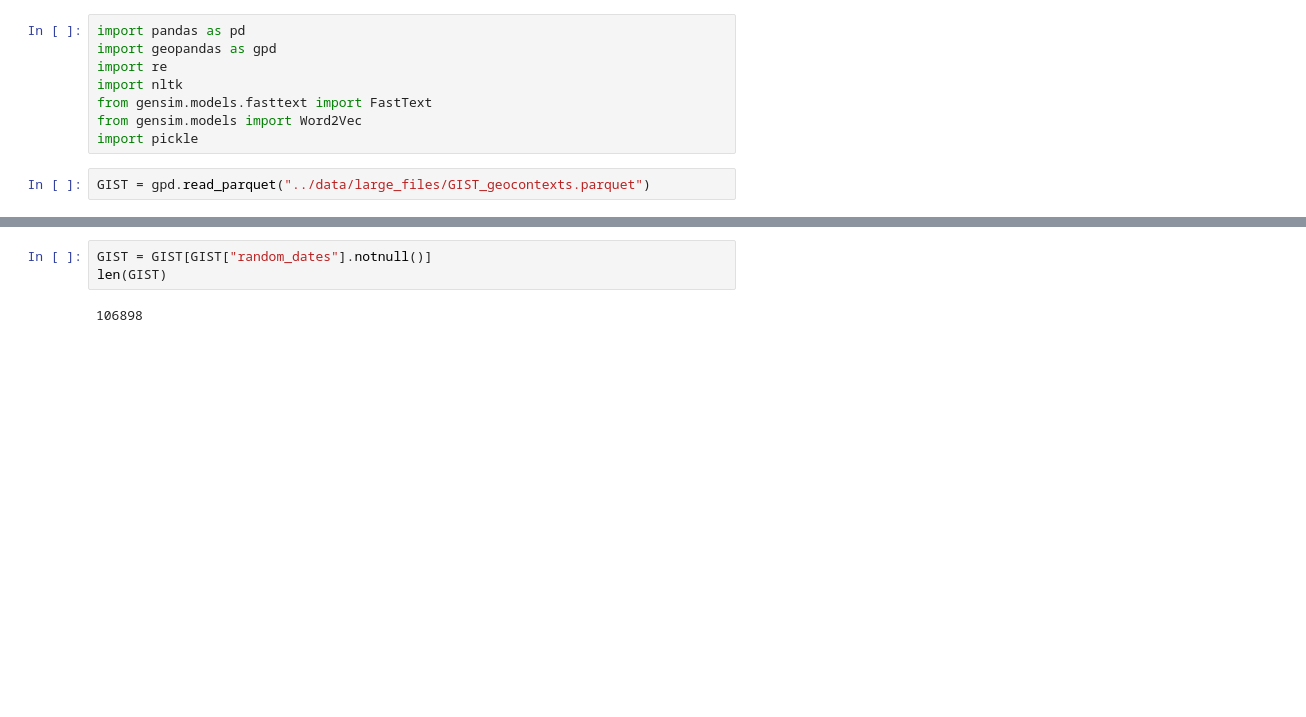
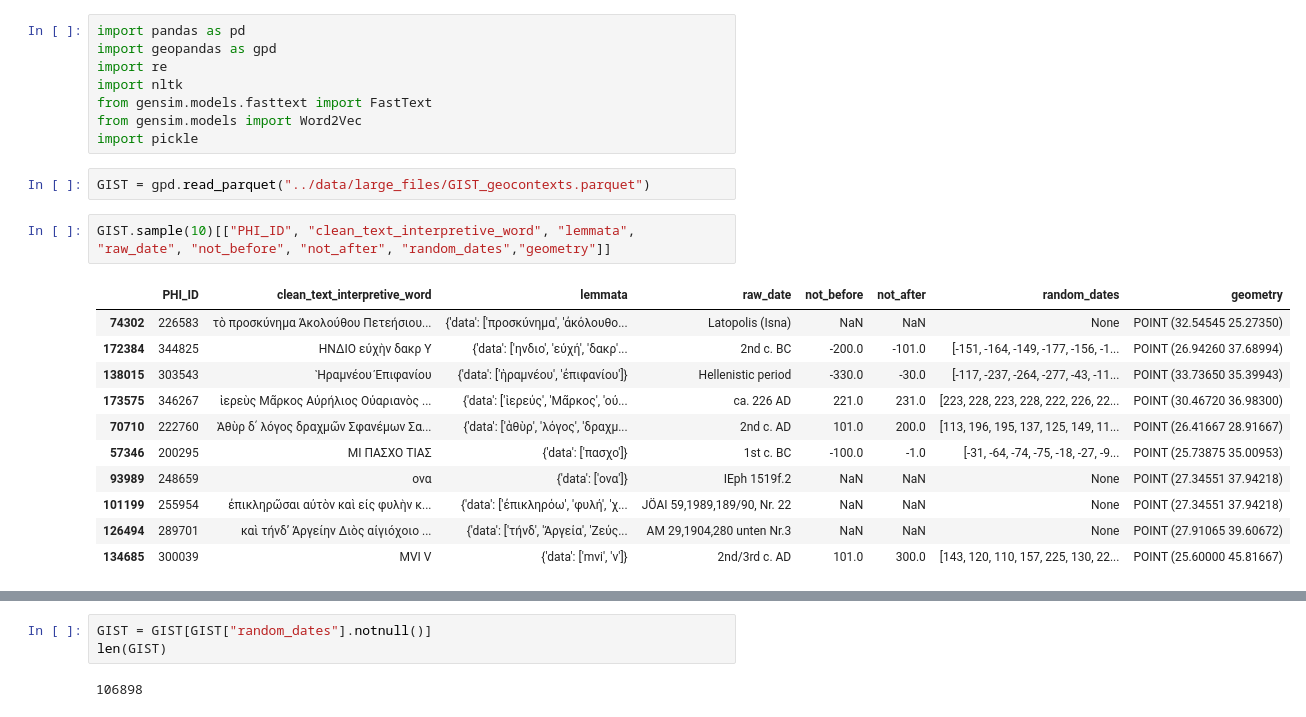
Before and after one commit to kasev/EpiMR, a Jupyter notebook: scripts/2_textual-explorations+fasttext-training.ipynb, the cells around one changed output, grey strips where cells are left out. Cells and saved outputs as stored; diff of their text form; blank space fills up the shorter version.

```diff
--- a/scripts/2_textual-explorations+fasttext-training.ipynb
+++ b/scripts/2_textual-explorations+fasttext-training.ipynb
@@ -8,3 +8,17 @@ from gensim.models import Word2Vec
 import pickle
 # %%
 GIST = gpd.read_parquet("../data/large_files/GIST_geocontexts.parquet")
+# %%
+GIST.sample(10)[["PHI_ID", "clean_text_interpretive_word", "lemmata", "raw_date", "not_before", "not_after", "random_dates","geometry"]]
+# %% [output]
+|  | PHI_ID | clean_text_interpretive_word | lemmata | raw_date | not_before | not_after | random_dates | geometry |
+| 74302 | 226583 | τὸ προσκύνημα Ἀκολούθου Πετεήσιου... | {'data': ['προσκύνημα', 'ἀκόλουθο... | Latopolis (Isna) | NaN | NaN | None | POINT (32.54545 25.27350) |
+| 172384 | 344825 | ΗΝΔΙΟ εὐχὴν δακρ Υ | {'data': ['ηνδιο', 'εὐχή', 'δακρ'... | 2nd c. BC | -200.0 | -101.0 | [-151, -164, -149, -177, -156, -1... | POINT (26.94260 37.68994) |
+| 138015 | 303543 | Ἡραμνέου Ἐπιφανίου | {'data': ['ἡραμνέου', 'ἐπιφανίου']} | Hellenistic period | -330.0 | -30.0 | [-117, -237, -264, -277, -43, -11... | POINT (33.73650 35.39943) |
+| 173575 | 346267 | ἱερεὺς Μᾶρκος Αὐρήλιος Οὐαριανὸς ... | {'data': ['ἱερεύς', 'Μᾶρκος', 'οὐ... | ca. 226 AD | 221.0 | 231.0 | [223, 228, 223, 228, 222, 226, 22... | POINT (30.46720 36.98300) |
+| 70710 | 222760 | Ἁθὺρ δʹ λόγος δραχμῶν Σφανέμων Σα... | {'data': ['ἁθὺρ', 'λόγος', 'δραχμ... | 2nd c. AD | 101.0 | 200.0 | [113, 196, 195, 137, 125, 149, 11... | POINT (26.41667 28.91667) |
+| 57346 | 200295 | ΜΙ ΠΑΣΧΟ ΤΙΑΣ | {'data': ['πασχο']} | 1st c. BC | -100.0 | -1.0 | [-31, -64, -74, -75, -18, -27, -9... | POINT (25.73875 35.00953) |
+| 93989 | 248659 | ονα | {'data': ['ονα']} | IEph 1519f.2 | NaN | NaN | None | POINT (27.34551 37.94218) |
+| 101199 | 255954 | ἐπικληρῶσαι αὐτὸν καὶ εἰς φυλὴν κ... | {'data': ['ἐπικληρόω', 'φυλή', 'χ... | JÖAI 59,1989,189/90, Nr. 22 | NaN | NaN | None | POINT (27.34551 37.94218) |
+| 126494 | 289701 | καὶ τήνδ’ Ἀργείην Διὸς αἰγιόχοιο ... | {'data': ['τήνδ', 'Ἀργεία', 'Ζεύς... | AM 29,1904,280 unten Nr.3 | NaN | NaN | None | POINT (27.91065 39.60672) |
+| 134685 | 300039 | MVI V | {'data': ['mvi', 'v']} | 2nd/3rd c. AD | 101.0 | 300.0 | [143, 120, 110, 157, 225, 130, 22... | POINT (25.60000 45.81667) |
```
Also changed, not shown: parts of 15 cells of this notebook, 4 other files.
